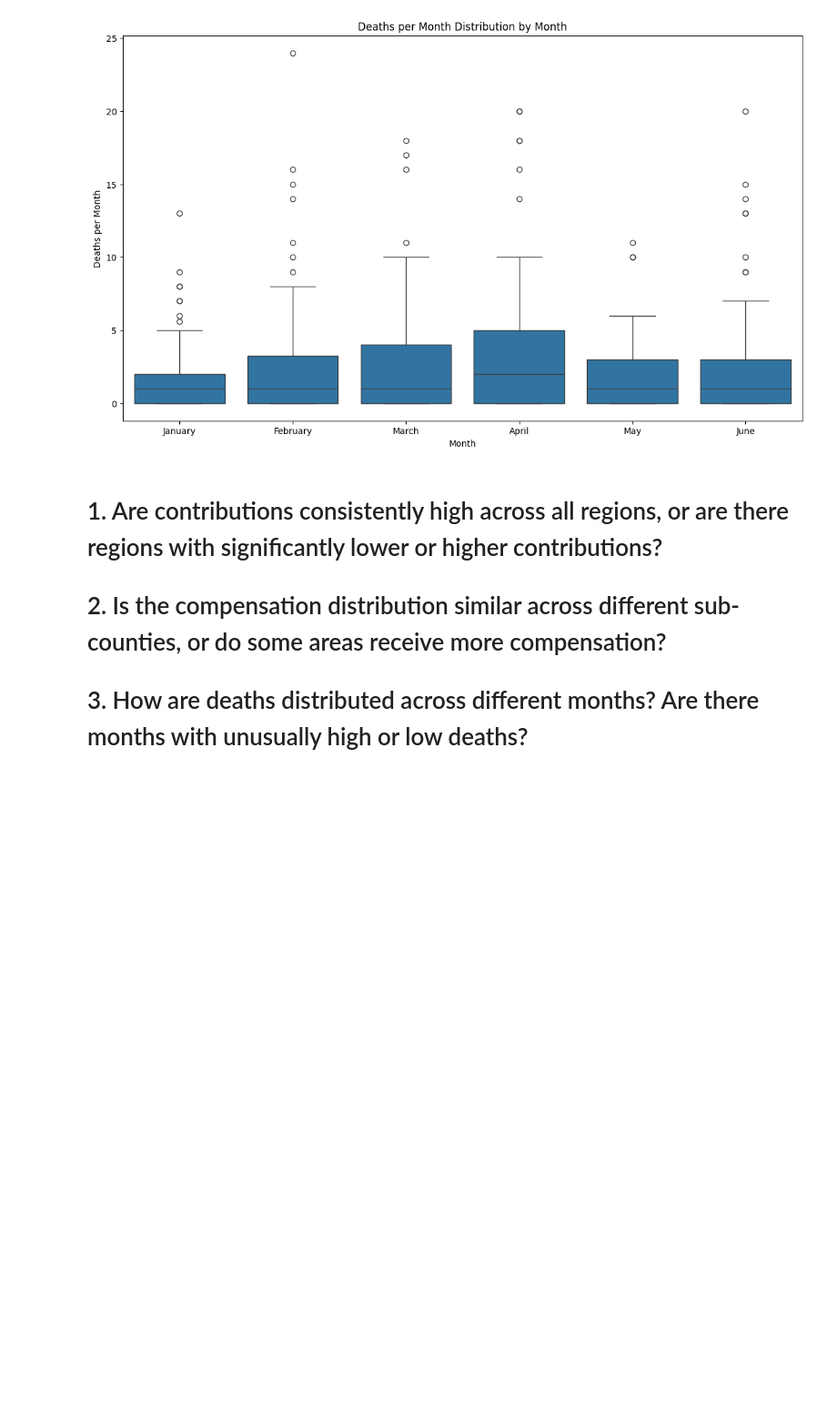
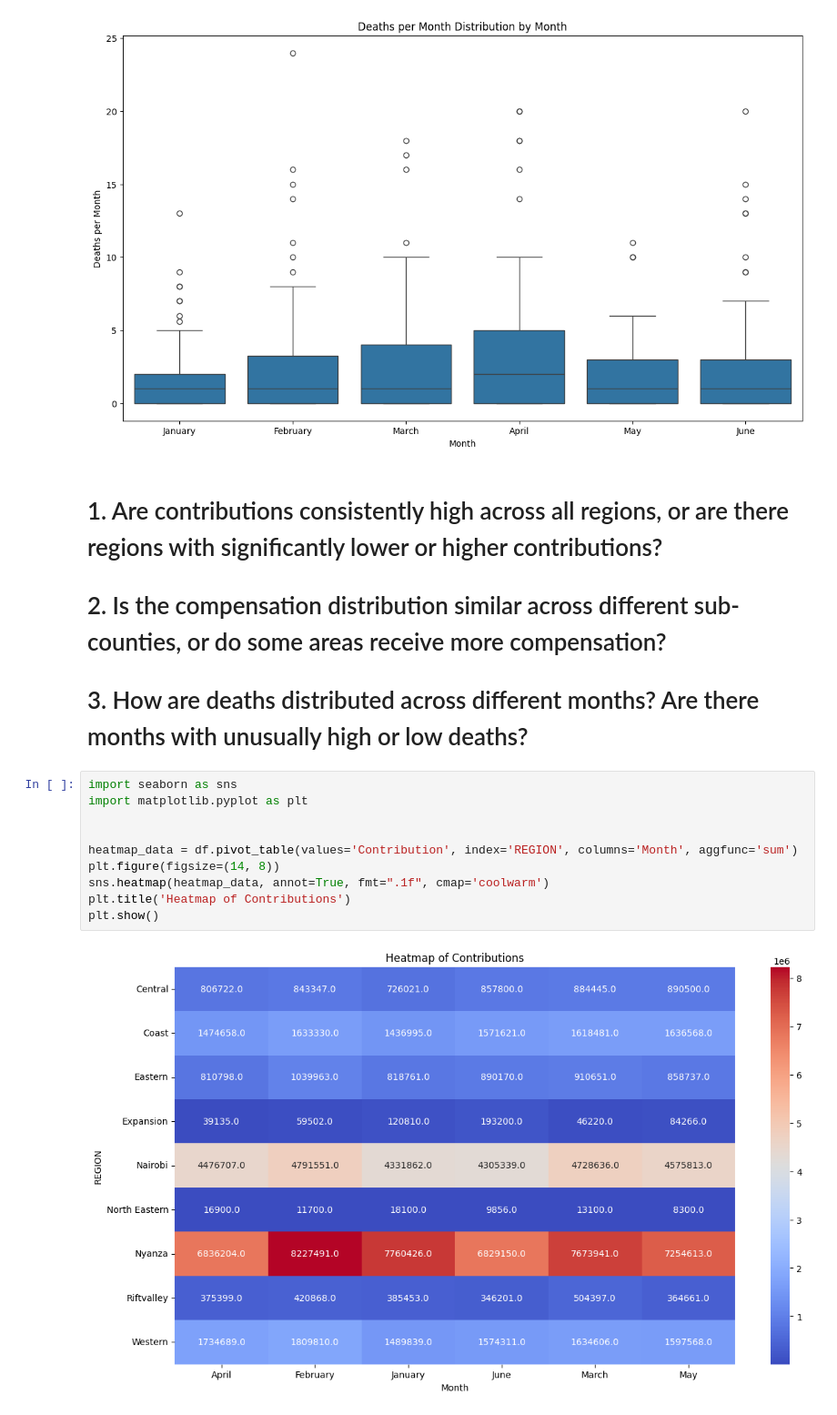
Before and after one commit to stevejj4/Data-Cleaning, a Jupyter notebook: SUN_Report.ipynb, the cells around one changed output. Shown at 91% size. Cells and saved outputs as stored; diff of their text form; blank space fills up the shorter version.

Commit message:
Heatmap

```diff
--- a/SUN_Report.ipynb
+++ b/SUN_Report.ipynb
@@ -327,3 +327,15 @@ plt.show()
 # 1. Are contributions consistently high across all regions, or are there regions with significantly lower or higher contributions?
 # 2. Is the compensation distribution similar across different sub-counties, or do some areas receive more compensation?
 # 3. How are deaths distributed across different months? Are there months with unusually high or low deaths?
+# %%
+import seaborn as sns
+import matplotlib.pyplot as plt
+
+
+heatmap_data = df.pivot_table(values='Contribution', index='REGION', columns='Month', aggfunc='sum')
+plt.figure(figsize=(14, 8))
+sns.heatmap(heatmap_data, annot=True, fmt=".1f", cmap='coolwarm')
+plt.title('Heatmap of Contributions')
+plt.show()
+# %% [output]
+[figure, added]
```
